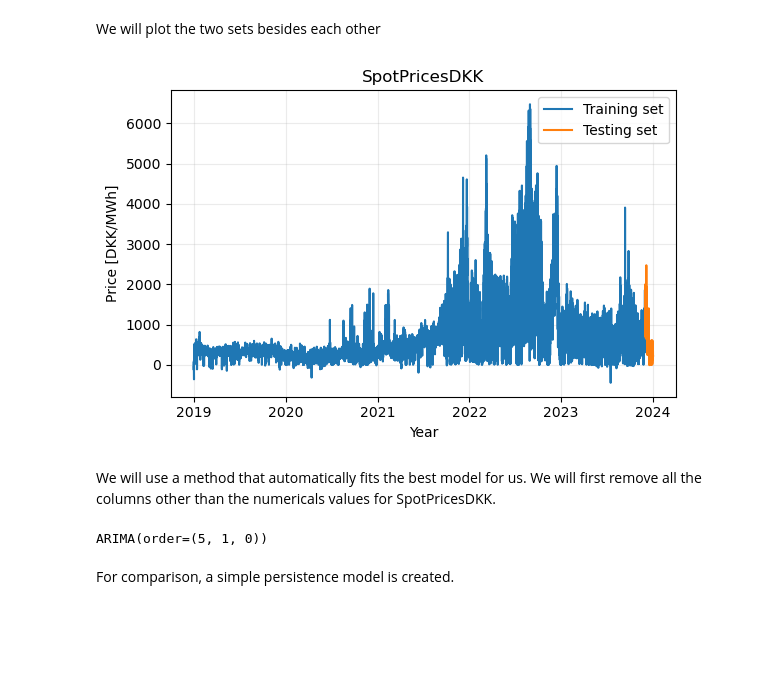
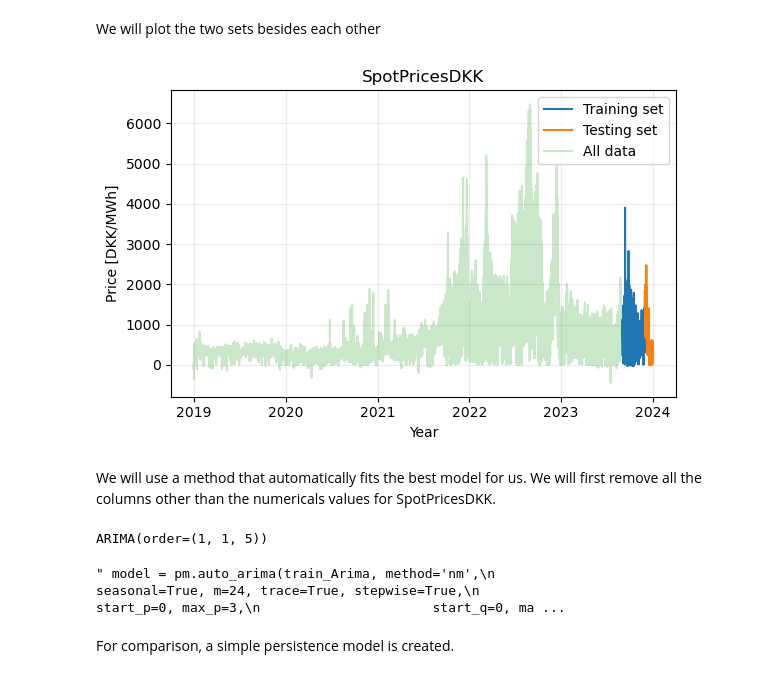
Before and after one commit to AnotherAtom/EnergyAnalytics_2, a Jupyter notebook: main.ipynb, the cells around one changed output. Saved outputs shown, nothing was run; the diff lists cells and outputs as text; code cells hidden in the pictures; blank space fills up the shorter version.

Commit message:
Ny og korrekt version af autoARIMA.
Ikke korrekt metode at bruge EXOGENOUS

```diff
--- a/main.ipynb
+++ b/main.ipynb
@@ -34,7 +35,14 @@ Use NO exogenous variables in your model and make day-ahead prediction for your
 We start by dividing the data into training- and test sets.
 # %%
 # We use the time intervial.
-t_s_train = pd.Timestamp(dt.datetime(2019, 1, 1, 0, 0, 0))
+t_s_data = pd.Timestamp(dt.datetime(2019, 1, 1, 0, 0, 0))
+t_e_data = pd.Timestamp(dt.datetime(2023, 8, 31, 23, 0, 0))
+
+data_all = df_prices.loc[(df_prices['HourUTC'] >= t_s_data) & (df_prices['HourUTC'] <= t_e_data)]
+data_all = data_all.reset_index(drop=True)
+
+# We use the time intervial.
+t_s_train = pd.Timestamp(dt.datetime(2023, 9, 1, 0, 0, 0))
 t_e_train = pd.Timestamp(dt.datetime(2023, 11, 30, 23, 0, 0))
 
 train = df_prices.loc[(df_prices['HourUTC'] >= t_s_train) & (df_prices['HourUTC'] <= t_e_train)]
@@ -50,20 +58,22 @@ We will plot the two sets besides each other
 # %%
 
 plt.figure(figsize=(6, 4), dpi=100)
 
 plt.plot(train['HourUTC'], train['SpotPriceDKK'])
 plt.plot(test['HourUTC'], test['SpotPriceDKK'])
+plt.plot(data_all['HourUTC'], data_all['SpotPriceDKK'], alpha=0.25)
+
 
 plt.title('SpotPricesDKK')
 plt.xlabel('Year')
 plt.ylabel('Price [DKK/MWh]')
 
-plt.legend(["Training set", "Testing set"])
+plt.legend(["Training set", "Testing set" , "All data"])
 plt.tight_layout()
 plt.grid(alpha=0.25)
 plt.show()
 # %% [output]
-[figure, old version]
+[figure, new version]
 # %% [markdown]
 We will use a method that automatically fits the best model for us. We will first remove all the columns other than the numericals values for SpotPricesDKK.
 # %%
@@ -72,11 +82,28 @@ train_Arima = train['SpotPriceDKK']
 test_Arima = test['SpotPriceDKK']
 
 # Automatically fit the ARIMA model
-#  model = pm.auto_arima(train_Arima, seasonal = True, trace = True, maxiter = 5, stepwise = True, method = 'nm')
-model = pm.arima.ARIMA(order=(5, 1, 0))
+# model = pm.auto_arima(train_Arima, seasonal = True, trace = True, maxiter = 10, stepwise = True, method = 'nm', m = 24)
+model = pm.arima.ARIMA(order=(1,1,5)) #(2,0,2)
 model.fit(test_Arima)
 # %% [output]
-ARIMA(order=(5, 1, 0))
+ARIMA(order=(1, 1, 5))
+# %%
+# Test ARIMA model
+
+''' model = pm.auto_arima(train_Arima, method='nm',
+                      seasonal=True, m=24, trace=True, stepwise=True,
+                      start_p=0, max_p=3,
+                      start_q=0, max_q=3,
+                      start_P=0, max_P=2,
+                      start_Q=0, max_Q=2,
+                      max_order=10,  # Total p+q+P+Q
+                      d=None, D=None,  # Let the model determine d and D
+                      suppress_warnings=True, maxiter=10,
+                      error_action='ignore',
+                      out_of_sample_size=0)
+                      '''
+# %% [output]
+" model = pm.auto_arima(train_Arima, method='nm',\n                      seasonal=True, m=24, trace=True, stepwise=True,\n                      start_p=0, max_p=3,\n                      start_q=0, ma ...
 # %%
 # Day-ahead prediction
 pred = []
```
Also changed, not shown: parts of 8 cells of this notebook.
